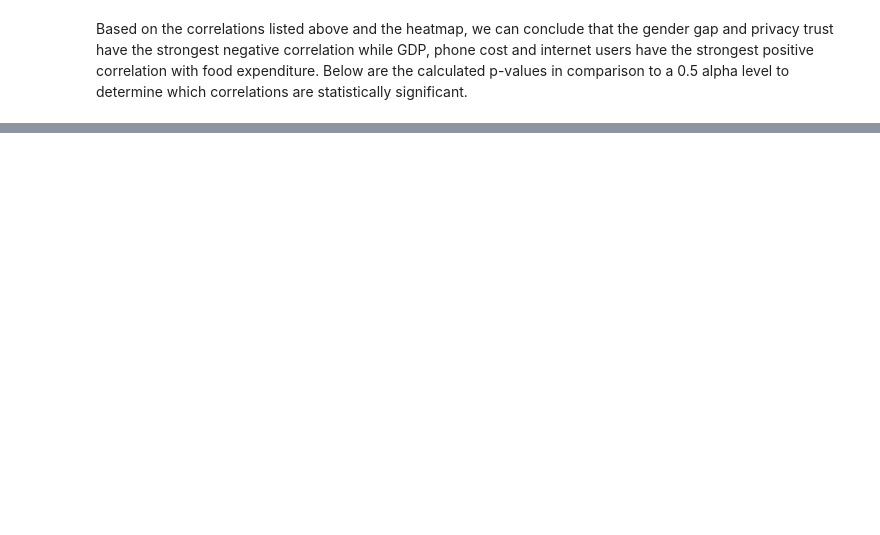
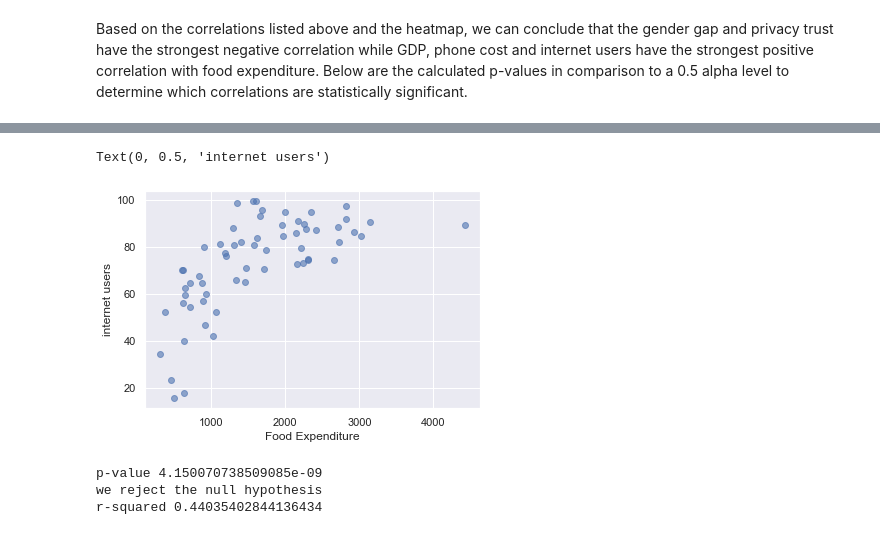
Before and after one commit to tklausner/info2950-project, a Jupyter notebook: INFO2950_Project.ipynb, the cells around one changed output, grey strips where cells are left out. Cells and saved outputs as stored; diff of their text form; code cells hidden in the pictures; blank space fills up the shorter version.

```diff
--- a/INFO2950_Project.ipynb
+++ b/INFO2950_Project.ipynb
@@ -449,0 +504,25 @@ we do not reject null hypothesis
+# %%
+plt.scatter(data['food_expenditure'],data['internet_users'], alpha=.6)
+plt.xlabel('Food Expenditure')
+plt.ylabel('internet users')
+# %% [output]
+Text(0, 0.5, 'internet users')
+[figure, added]
+# %%
+#linear regression for internet users and food_expenditure
+internet_users=data['internet_users']
+
+lr =linregress(food_expend, internet_users)
+
+pval = lr.pvalue
+print("p-value", pval)
+if pval <0.05:
+  print("we reject the null hypothesis")
+else:
+  print("we fail to reject the null hypothesis")
+rvalue=(lr.rvalue**2)
+print("r-squared", rvalue)
+# %% [output]
+p-value 4.150070738509085e-09
+we reject the null hypothesis
+r-squared 0.44035402844136434
```
Also changed, not shown: parts of 25 cells of this notebook.
